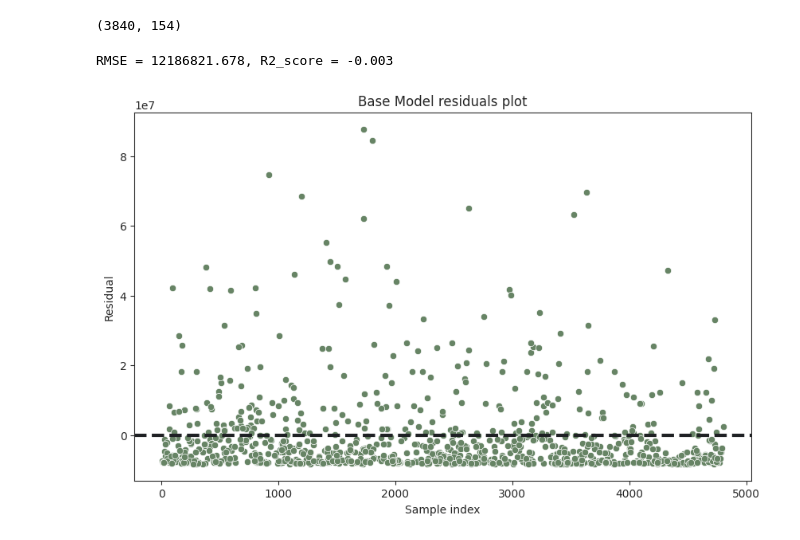
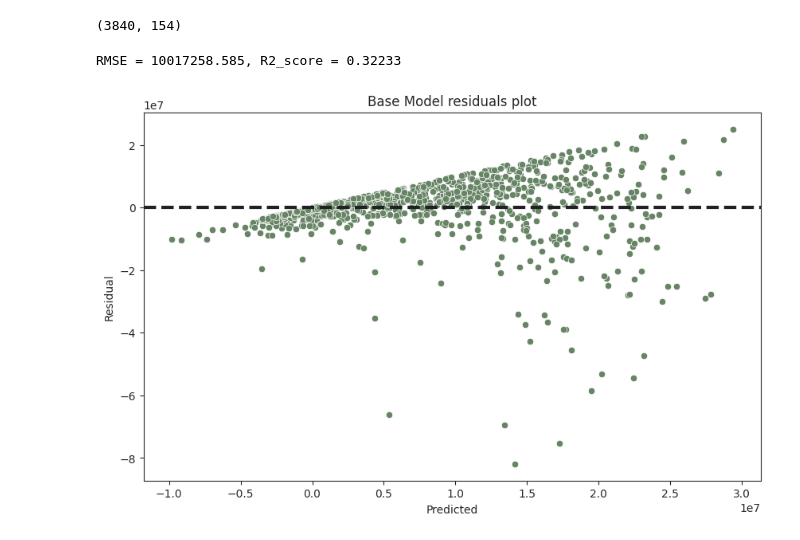
Before and after one commit to n0imaginati0n/nazania-tourism-project, a Jupyter notebook: Processing_viktar.ipynb, the cells around one changed output. Cells and saved outputs as stored; diff of their text form; code cells hidden in the pictures.

```diff
--- a/Processing_viktar.ipynb
+++ b/Processing_viktar.ipynb
@@ -25,7 +27,7 @@ X_train.shape
 # %% [output]
 (3840, 154)
 # %%
-dummy_regressor = DummyRegressor(strategy = 'mean')
+dummy_regressor = LinearRegression()
 
 dummy_regressor.fit(X_train, y_train)
 
@@ -45,25 +47,25 @@ rmse_test = mse_test ** 0.5
 
 print(f'RMSE = {rmse_test.round(3)}, R2_score = {r2_test.round(5)}')
 # %% [output]
-RMSE = 12186821.678, R2_score = -0.003
+RMSE = 10017258.585, R2_score = 0.32233
 # %%
 # make a graph
 residuals = y_test - y_pred
 
 plt.figure(figsize = (10, 6))
 df_test = pd.DataFrame({
     'real': y_test,
     'predicted': y_pred,
     'residuals': residuals
 })
 
-sns.scatterplot(data = df_test, y = 'residuals', x = df_test.index, color = Colors.dark_matcha_green)
+sns.scatterplot(data = df_test, y = 'residuals', x = 'predicted', color = Colors.dark_matcha_green)
 plt.axhline(0, color = Colors.accent_4, linestyle='--', linewidth = 3)
-plt.xlabel('Sample index')
+plt.xlabel('Predicted')
 plt.ylabel('Residual')
 plt.title('Base Model residuals plot')
 
 save_png('pics/base_model_performance.png')
 plt.show()
 # %% [output]
-[figure, old version]
+[figure, new version]
```
Also changed, not shown: parts of 1 cell of this notebook, 9 other files.
